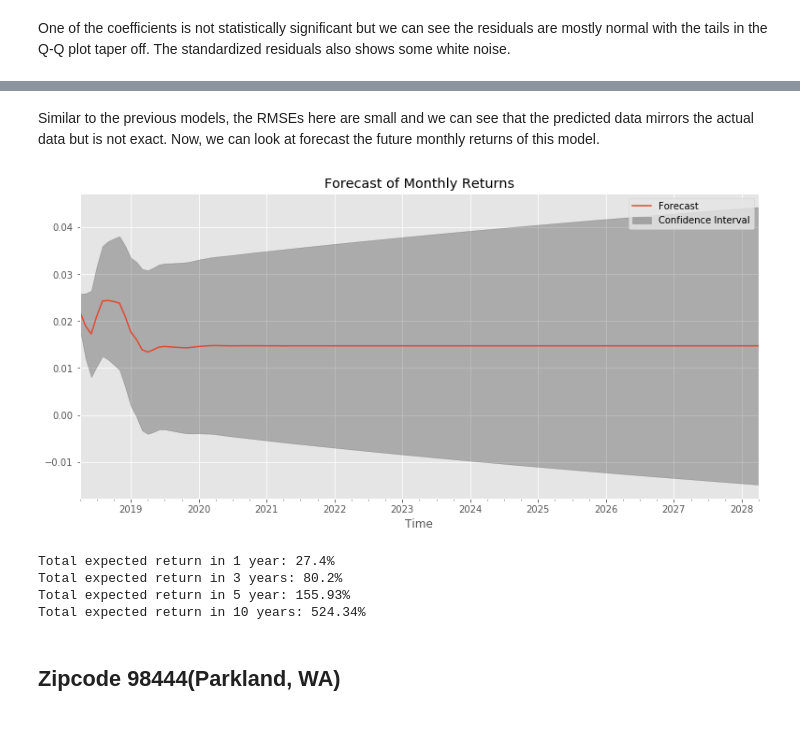
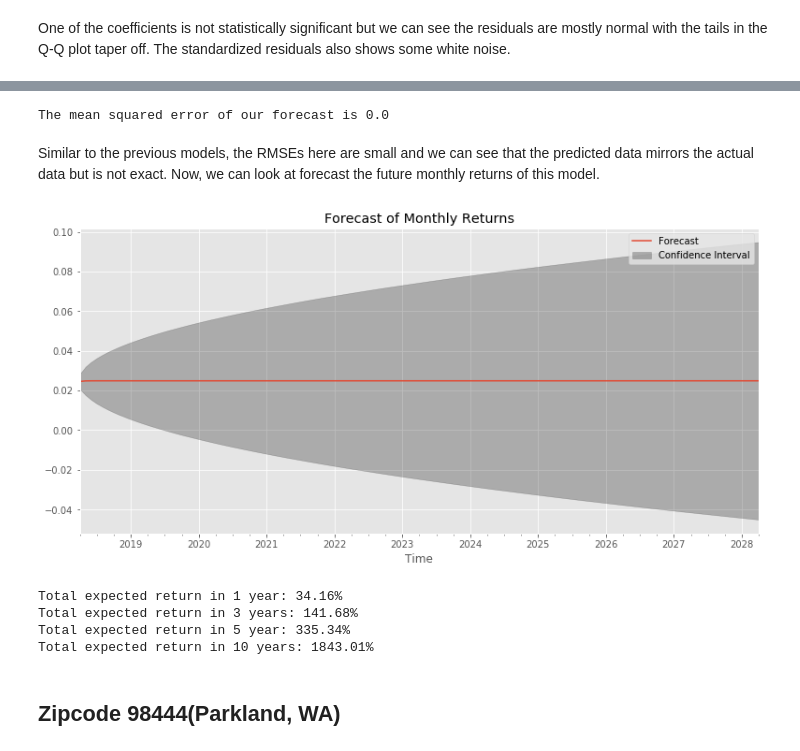
Before and after one commit to callRoko/dsc-mod-4-project-online-ds-pt-041519, a Jupyter notebook: student.ipynb, the cells around one changed output, grey strips where cells are left out. Drawn from its saved outputs; the diff is of its cells as text; code cells hidden in the pictures.

```diff
--- a/student.ipynb
+++ b/student.ipynb
@@ -124,7 +126,7 @@ def train_RMSE(train, results, display = True):
         plt.title('Actual Train Data vs. Predicted Returns')
         plt.show()
 
-def forecast_model(df, pdq=(1,0,1), pdqs=(0,0,0,1), display=True, zc='input zipcode'):
+def future_forecast_model(df, pdq=(1,0,1), pdqs=(0,0,0,1), display=True, zc='input zipcode'):
     model = SARIMAX(df, order=pdq, seasonal_order=pdqs)
     model_fit = model.fit()
     output = model_fit.get_prediction(start='2018-04', end='2028-04', dynamic=True)
@@ -148,6 +150,32 @@ def forecast_model(df, pdq=(1,0,1), pdqs=(0,0,0,1), display=True, zc='input zipc
     print(f'Total expected return in 10 years: {round(year_10*100,2)}%')
     tot_ret = [zc,year_1,year_3,year_5,year_10]
     return tot_ret
+
+def forecasting_future(zipcode, steps):
+
+    #make global variables
+    global prediction
+    global pred_conf
+
+    #get a forecast steps ahead in the future
+    #10 years in the future = 100 steps
+    prediction = output.get_forecast(steps=steps)
+
+    #get confidence intervals of forecasts
+    pred_conf = prediction.conf_int()
+
+    #plot future predictions with confidence intervals
+
+    ax = zipcode.plot(label='observed', figsize=(20,15))
+    prediction.predicted_mean.plot(ax=ax, label='Forecast')
+    ax.fill_between(pred_conf.index,
+                   pred_conf.iloc[:, 0],
+                   pred_conf.iloc[:, 1], color='k', alpha=.25)
+    ax.set_xlabel('Date')
+    ax.set_ylabel('Home Prices')
+
+    plt.legend()
+    plt.show()
 # %% [markdown]
 ## 3. Import dataset
 # %%
@@ -496,3 +524,8 @@ From the plots, we can see that the ACF has 1 positive lag and two negative lags
 seasonal_plot(TS_80631d, N=13)
 # %% [output]
 [figure]
+# %%
+rcParams['figure.figsize'] = 18, 8
+decomposition = sm.tsa.seasonal_decompose(TS_80631, model='additive')
+fig = decomposition.plot()
+plt.show()
@@ -830,8 +1014,8 @@ ans_df.loc[ans_df['aic'].idxmin()]
 The model parameters are: p = 1, d = 1, q = 1; P = 1, D = 0, Q = 0.
 # %%
 # fit SARIMA model
-pdq = (2,1,1)
-pdqs = (1,0,1,12)
+pdq = (1,1,1)
+pdqs = (0,0,0,12)
 train, test, results = model_fit(TS_78758, pdq=pdq, pdqs=pdqs)
 # %% [output]
                            Statespace Model Results
@@ -867,13 +1053,17 @@ SARIMA model RMSE on test data: 0.00365
+# %%
+dynamic_mse(TS_78758, '2013-01-01')
+# %% [output]
+The mean squared error of our forecast is 0.0
 # %% [markdown]
 Similar to the previous models, the RMSEs here are small and we can see that the predicted data mirrors the actual data but is not exact. Now, we can look at forecast the future monthly returns of this model.
 # %%
-ret_78758 = forecast_model(TS_78758, pdq=pdq, pdqs=pdqs, zc = 78758)
+ret_78758 = future_forecast_model(TS_78758, pdq=pdq, pdqs=pdqs, zc = 78758)
 # %% [output]
-[figure, old version]
+[figure, new version]
-Total expected return in 1 year: 27.4%
-Total expected return in 3 years: 80.2%
-Total expected return in 5 year: 155.93%
-Total expected return in 10 years: 524.34%
+Total expected return in 1 year: 34.16%
+Total expected return in 3 years: 141.68%
+Total expected return in 5 year: 335.34%
+Total expected return in 10 years: 1843.01%
 # %% [markdown]
 ## Zipcode 98444(Parkland, WA)
 # %% [markdown]
```
Also changed, not shown: parts of 65 cells of this notebook.
